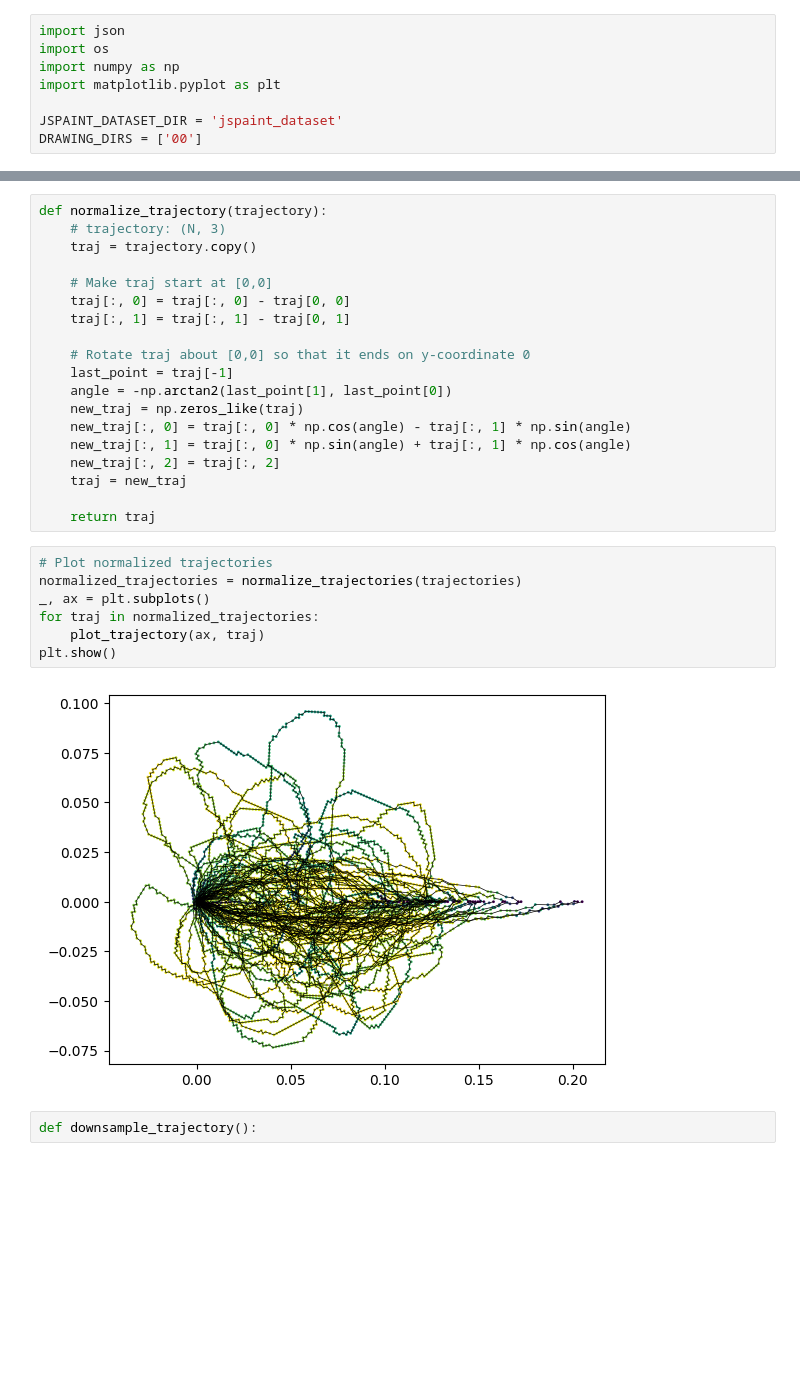
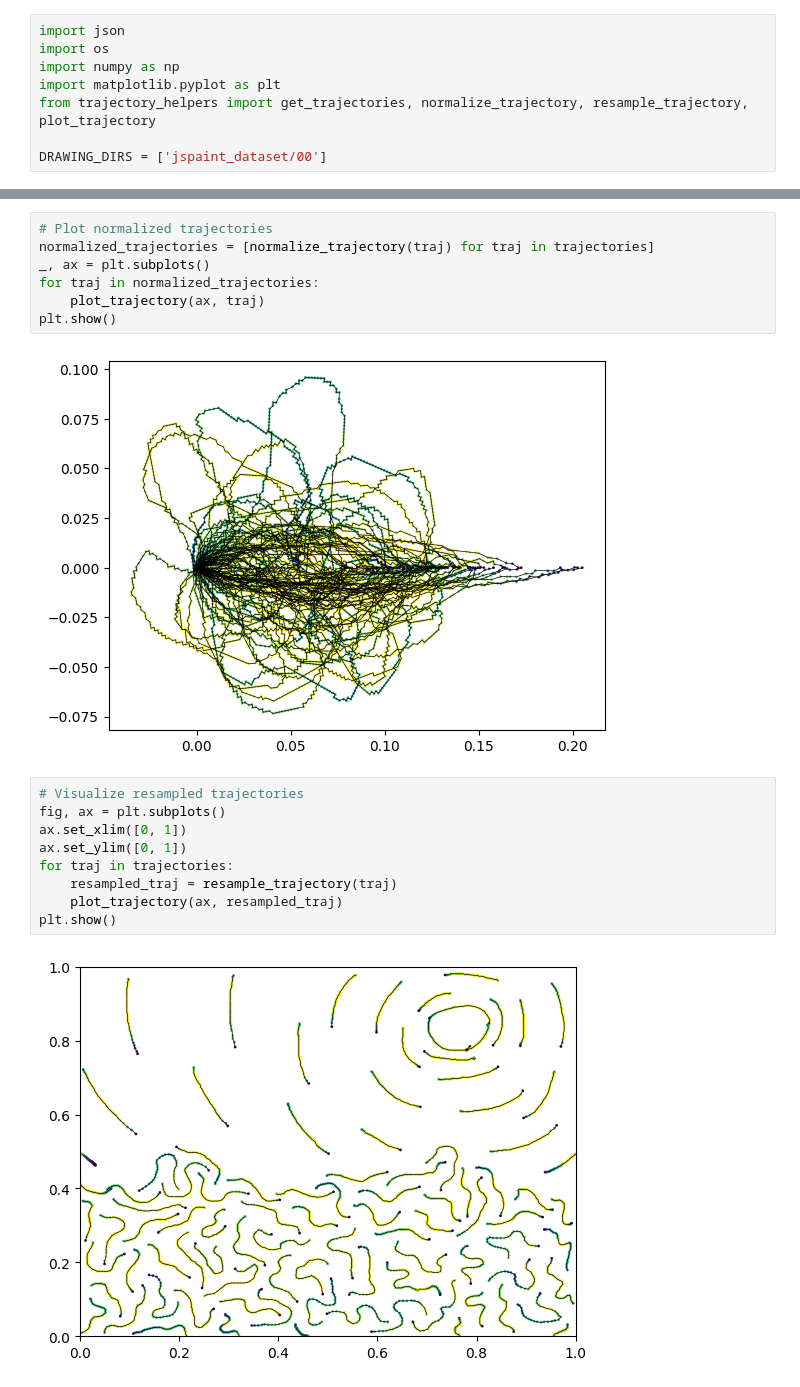
Before and after one commit to cmubig/Frida, a Jupyter notebook: traj-vae-experiments/test.ipynb, the cells around one changed output, grey strips where cells are left out. Drawn from its saved outputs; the diff is of its cells as text; blank space fills up the shorter version.

Commit message:
Move trajectory helper functions into separate file

```diff
--- a/traj-vae-experiments/test.ipynb
+++ b/traj-vae-experiments/test.ipynb
@@ -3,6 +3,6 @@ import json
 import os
 import numpy as np
 import matplotlib.pyplot as plt
+from trajectory_helpers import get_trajectories, normalize_trajectory, resample_trajectory, plot_trajectory
 
-JSPAINT_DATASET_DIR = 'jspaint_dataset'
-DRAWING_DIRS = ['00']
+DRAWING_DIRS = ['jspaint_dataset/00']
@@ -35,33 +15,23 @@ for traj in trajectories:
     plot_trajectory(ax, traj)
 # %% [output]
 [figure]
-# %%
-def normalize_trajectory(trajectory):
-    # trajectory: (N, 3)
-    traj = trajectory.copy()
-
-    # Make traj start at [0,0]
-    traj[:, 0] = traj[:, 0] - traj[0, 0]
-    traj[:, 1] = traj[:, 1] - traj[0, 1]
-
-    # Rotate traj about [0,0] so that it ends on y-coordinate 0
-    last_point = traj[-1]
-    angle = -np.arctan2(last_point[1], last_point[0])
-    new_traj = np.zeros_like(traj)
-    new_traj[:, 0] = traj[:, 0] * np.cos(angle) - traj[:, 1] * np.sin(angle)
-    new_traj[:, 1] = traj[:, 0] * np.sin(angle) + traj[:, 1] * np.cos(angle)
-    new_traj[:, 2] = traj[:, 2]
-    traj = new_traj
-
-    return traj
 # %%
 # Plot normalized trajectories
-normalized_trajectories = normalize_trajectories(trajectories)
+normalized_trajectories = [normalize_trajectory(traj) for traj in trajectories]
 _, ax = plt.subplots()
 for traj in normalized_trajectories:
     plot_trajectory(ax, traj)
 plt.show()
 # %% [output]
 [figure]
-# %%
-def downsample_trajectory():
+# %%
+# Visualize resampled trajectories
+fig, ax = plt.subplots()
+ax.set_xlim([0, 1])
+ax.set_ylim([0, 1])
+for traj in trajectories:
+    resampled_traj = resample_trajectory(traj)
+    plot_trajectory(ax, resampled_traj)
+plt.show()
+# %% [output]
+[figure, added]
```
Also changed, not shown: parts of 2 cells of this notebook, 1 other file.
